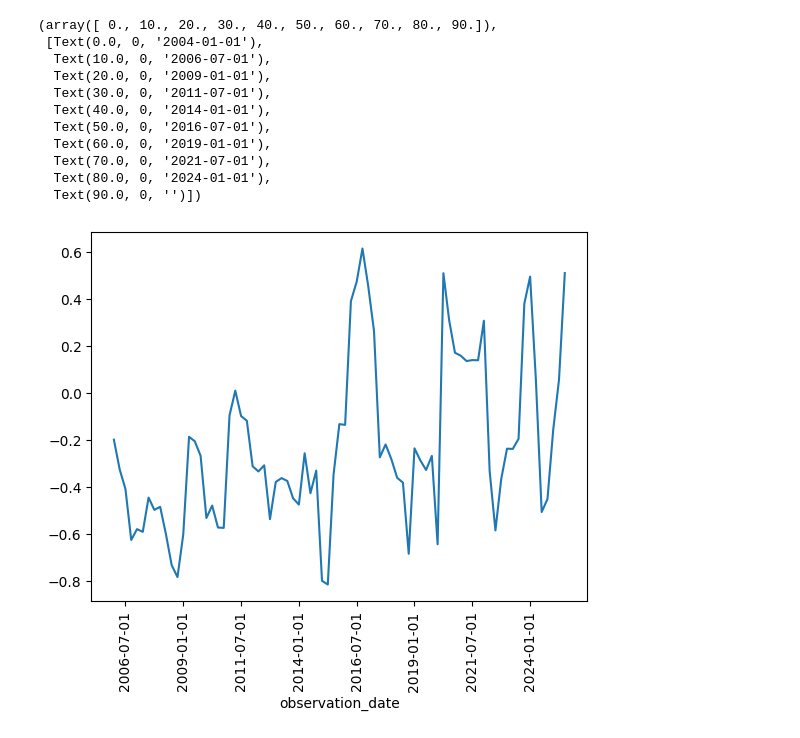
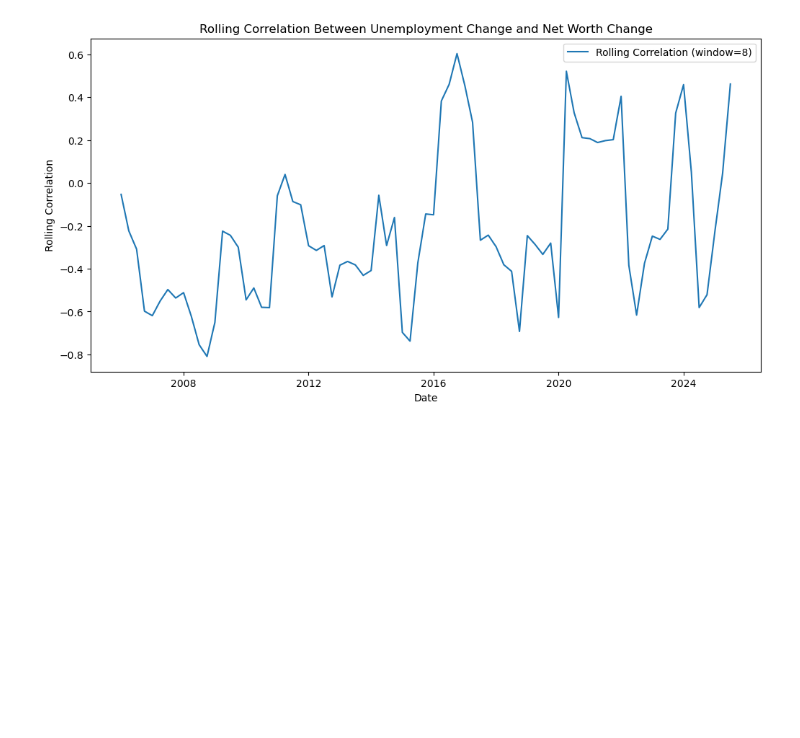
Before and after one commit to Taran-Gupta/DS4002_Project2, a Jupyter notebook: Scripts/Unemployment_and_Net_Worth_Correlation.ipynb, the cells around one changed output. Cells and saved outputs as stored; diff of their text form; code cells hidden in the pictures; blank space fills up the shorter version.

```diff
--- a/Scripts/Unemployment_and_Net_Worth_Correlation.ipynb
+++ b/Scripts/Unemployment_and_Net_Worth_Correlation.ipynb
@@ -124,18 +123,12 @@ observation_date
 Freq: QS-OCT, dtype: float64
-# %%
-rolling_corr.plot()
-plt.xticks(rotation = 90)
-plt.show()
-# %% [output]
-(array([ 0., 10., 20., 30., 40., 50., 60., 70., 80., 90.]),
- [Text(0.0, 0, '2004-01-01'),
-  Text(10.0, 0, '2006-07-01'),
-  Text(20.0, 0, '2009-01-01'),
-  Text(30.0, 0, '2011-07-01'),
-  Text(40.0, 0, '2014-01-01'),
-  Text(50.0, 0, '2016-07-01'),
-  Text(60.0, 0, '2019-01-01'),
-  Text(70.0, 0, '2021-07-01'),
-  Text(80.0, 0, '2024-01-01'),
-  Text(90.0, 0, '')])
-[figure, removed]
+# %%
+# create rolling correlation plot
+plt.figure(figsize=(12, 6))
+plt.plot(rolling_corr.index, rolling_corr, label='Rolling Correlation (window=8)')
+plt.title('Rolling Correlation Between Unemployment Change and Net Worth Change')
+plt.xlabel('Date')
+plt.ylabel('Rolling Correlation')
+plt.legend()
+plt.show()
+# %% [output]
+[figure, added]
```
Also changed, not shown: parts of 8 cells of this notebook, 2 other files.
